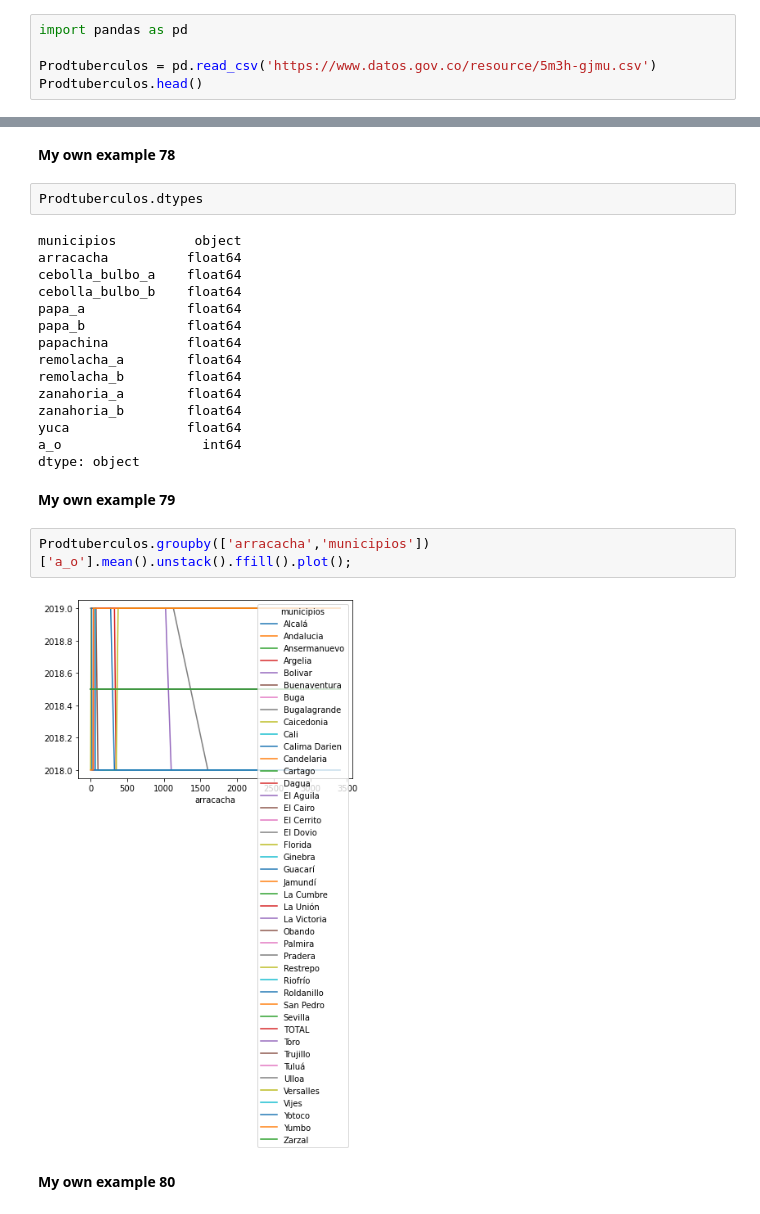
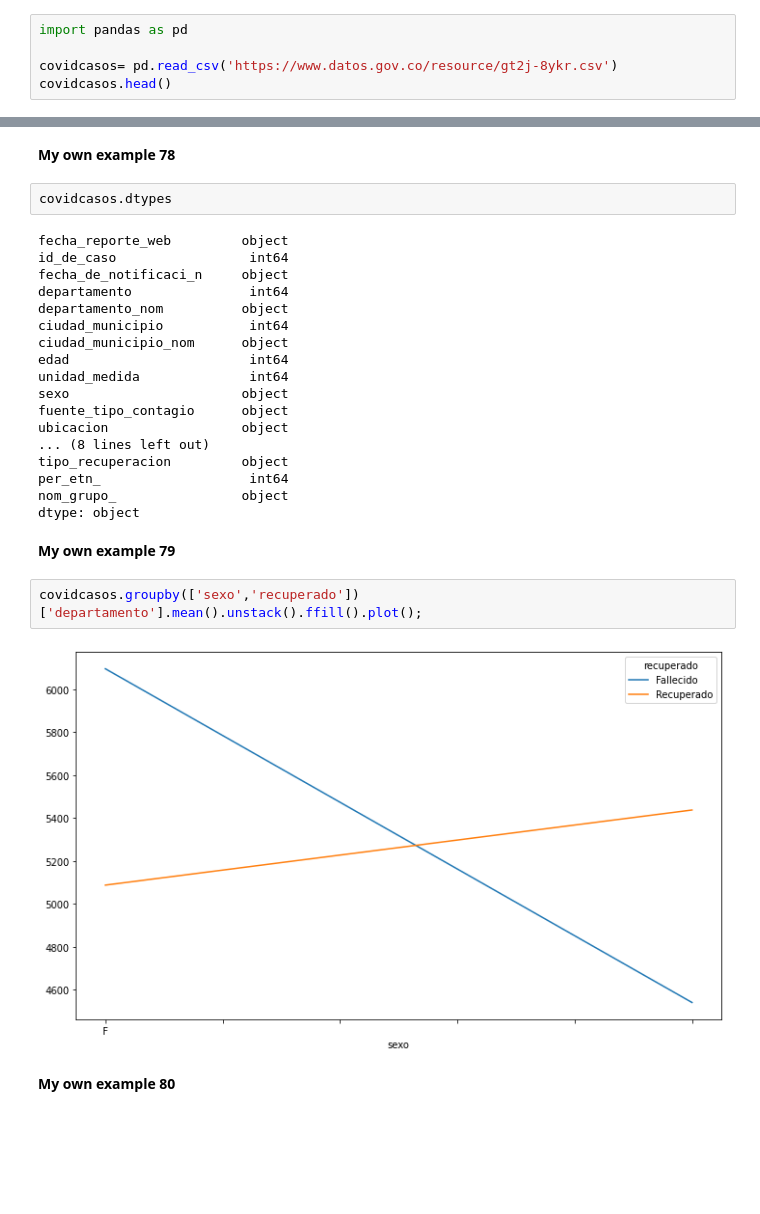
Before and after one commit to damoralesr/MetNumUN2022II, a Jupyter notebook: LAB2/damoralesr_LAB2.ipynb, the cells around one changed output, grey strips where cells are left out. Saved outputs shown, nothing was run; the diff lists cells and outputs as text; blank space fills up the shorter version.

```diff
--- a/LAB2/damoralesr_LAB2.ipynb
+++ b/LAB2/damoralesr_LAB2.ipynb
@@ -1581,6 +1587,6 @@ ax.set_xticklabels(ax.get_xticklabels(), rotation=45);
 # %%
 import pandas as pd
 
-Prodtuberculos = pd.read_csv('https://www.datos.gov.co/resource/5m3h-gjmu.csv')
-Prodtuberculos.head()
+covidcasos= pd.read_csv('https://www.datos.gov.co/resource/gt2j-8ykr.csv')
+covidcasos.head()
 # %% [output]
@@ -1594,29 +1601,32 @@ Prodtuberculos.head()
 
 **My own example 78**
 # %%
-Prodtuberculos.dtypes
+covidcasos.dtypes
 # %% [output]
-municipios          object
-arracacha          float64
-cebolla_bulbo_a    float64
-cebolla_bulbo_b    float64
-papa_a             float64
-papa_b             float64
-papachina          float64
-remolacha_a        float64
-remolacha_b        float64
-zanahoria_a        float64
-zanahoria_b        float64
-yuca               float64
-a_o                  int64
+fecha_reporte_web         object
+id_de_caso                 int64
+fecha_de_notificaci_n     object
+departamento               int64
+departamento_nom          object
+ciudad_municipio           int64
+ciudad_municipio_nom      object
+edad                       int64
+unidad_medida              int64
+sexo                      object
+fuente_tipo_contagio      object
+ubicacion                 object
+... (8 lines left out)
+tipo_recuperacion         object
+per_etn_                   int64
+nom_grupo_                object
 dtype: object
 # %% [markdown]
 
 **My own example 79**
 # %%
-Prodtuberculos.groupby(['arracacha','municipios'])['a_o'].mean().unstack().ffill().plot();
+covidcasos.groupby(['sexo','recuperado'])['departamento'].mean().unstack().ffill().plot();
 # %% [output]
-[figure, old version]
+[figure, new version]
 # %% [markdown]
 
 **My own example 80**
```
Also changed, not shown: parts of 102 cells of this notebook.
